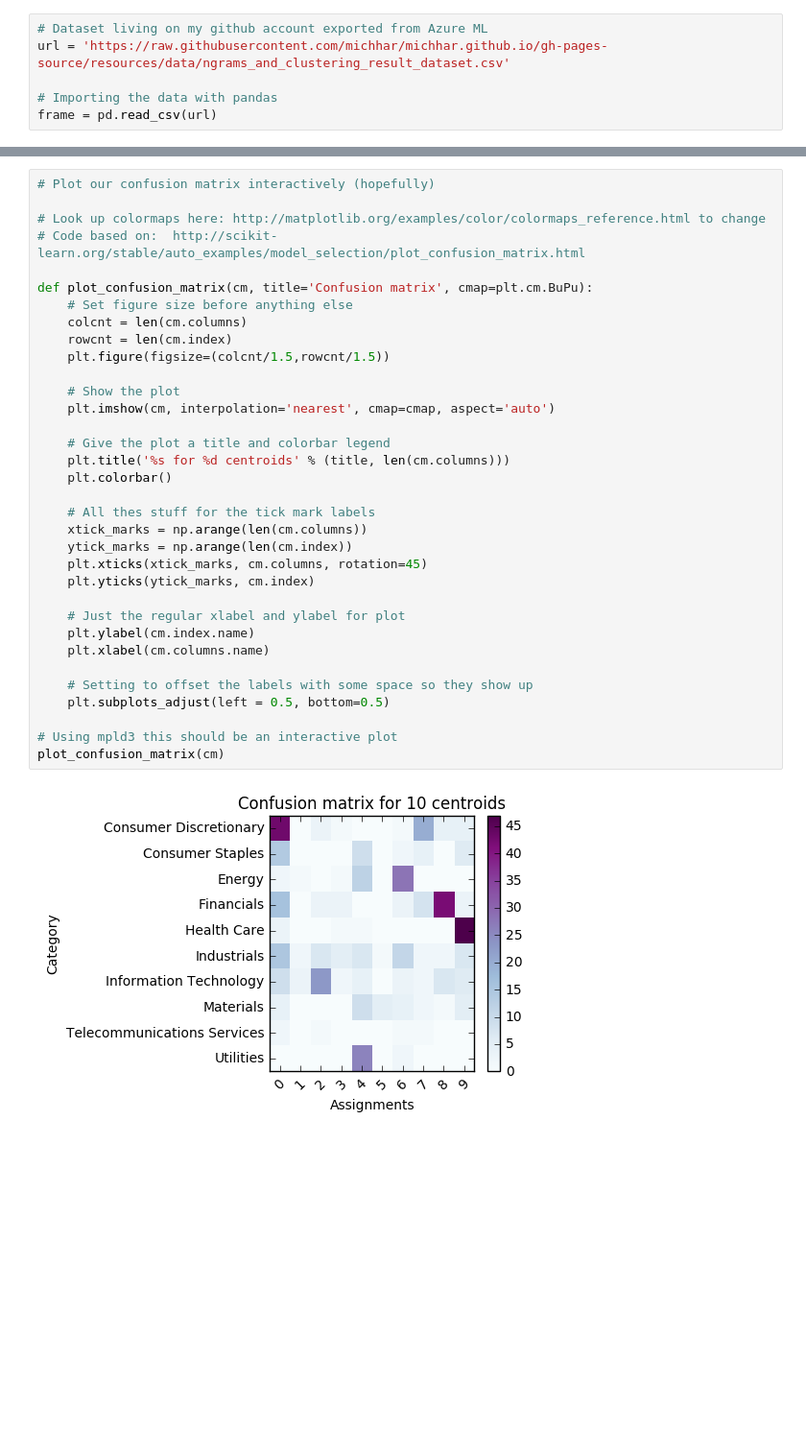
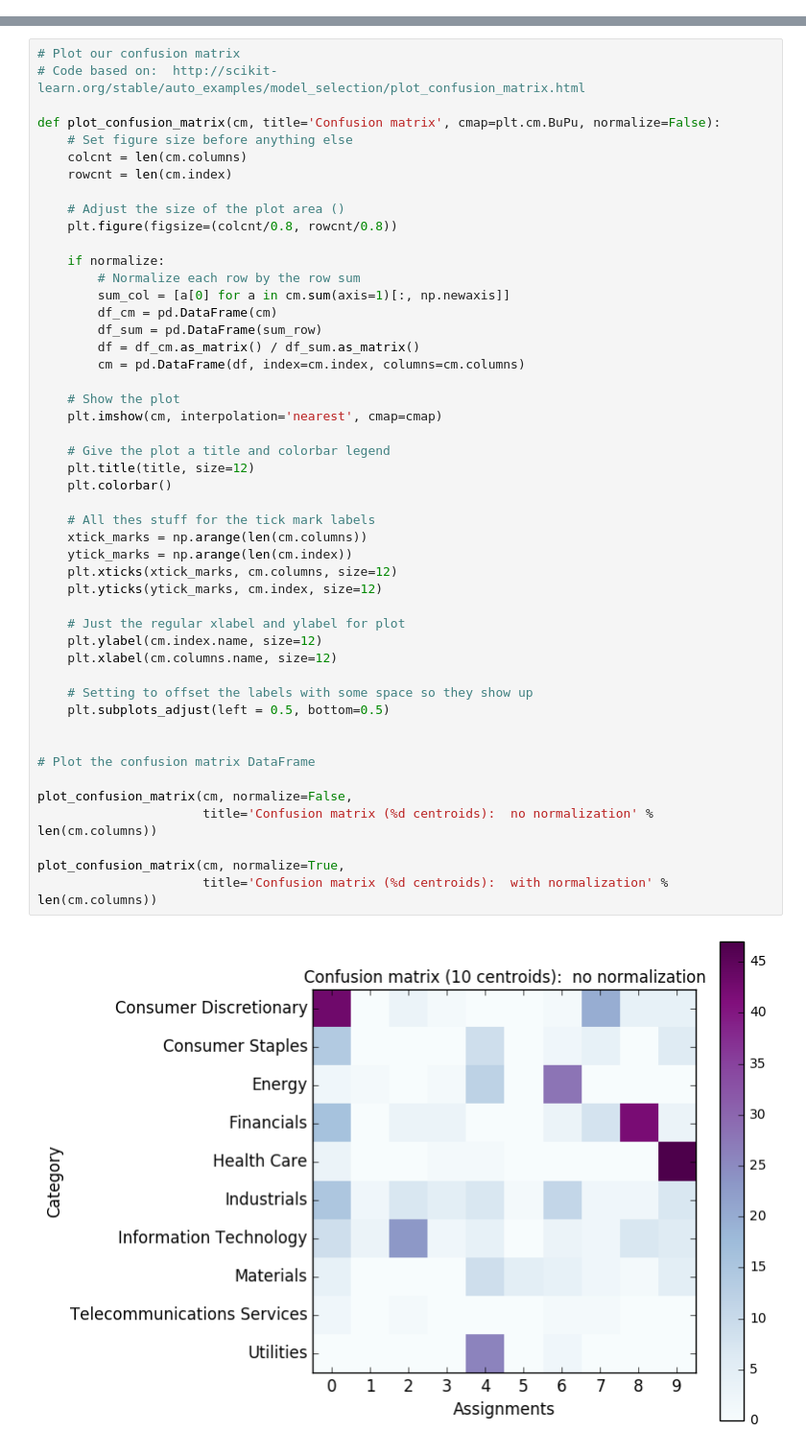
Before and after one commit to michhar/python-jupyter-notebooks, a Jupyter notebook: machine_learning/A_Simple_Confusion_Matrix.ipynb, the cells around one changed output, grey strips where cells are left out. Shown at 96% size. Cells and saved outputs as stored; diff of their text form; blank space fills up the shorter version.

Commit message:
confusion matrix notebook

```diff
--- a/machine_learning/A_Simple_Confusion_Matrix.ipynb
+++ b/machine_learning/A_Simple_Confusion_Matrix.ipynb
@@ -33,7 +36 @@ import matplotlib.pyplot as plt, mpld3
 %matplotlib inline
-# %%
-# Dataset living on my github account exported from Azure ML
-url = 'https://raw.githubusercontent.com/michhar/michhar.github.io/gh-pages-source/resources/data/ngrams_and_clustering_result_dataset.csv'
-
-# Importing the data with pandas
-frame = pd.read_csv(url)
@@ -55,38 +54,52 @@ Materials                     4  0   0  0   9  5   4   2   1   5
 Telecommunications Services   2  0   1  0   0  0   1   1   0   0
 Utilities                     0  0   0  0  26  0   2   0   0   0
 # %%
-# Plot our confusion matrix interactively (hopefully)
-
-# Look up colormaps here: http://matplotlib.org/examples/color/colormaps_reference.html to change
+# Plot our confusion matrix
 # Code based on:  http://scikit-learn.org/stable/auto_examples/model_selection/plot_confusion_matrix.html
 
-def plot_confusion_matrix(cm, title='Confusion matrix', cmap=plt.cm.BuPu):
+def plot_confusion_matrix(cm, title='Confusion matrix', cmap=plt.cm.BuPu, normalize=False):
     # Set figure size before anything else
     colcnt = len(cm.columns)
     rowcnt = len(cm.index)
-    plt.figure(figsize=(colcnt/1.5,rowcnt/1.5))
+
+    # Adjust the size of the plot area ()
+    plt.figure(figsize=(colcnt/0.8, rowcnt/0.8))
+
+    if normalize:
+        # Normalize each row by the row sum
+        sum_col = [a[0] for a in cm.sum(axis=1)[:, np.newaxis]]
+        df_cm = pd.DataFrame(cm)
+        df_sum = pd.DataFrame(sum_row)
+        df = df_cm.as_matrix() / df_sum.as_matrix()
+        cm = pd.DataFrame(df, index=cm.index, columns=cm.columns)
 
     # Show the plot
-    plt.imshow(cm, interpolation='nearest', cmap=cmap, aspect='auto')
+    plt.imshow(cm, interpolation='nearest', cmap=cmap)
 
     # Give the plot a title and colorbar legend
-    plt.title('%s for %d centroids' % (title, len(cm.columns)))
+    plt.title(title, size=12)
     plt.colorbar()
 
     # All thes stuff for the tick mark labels
     xtick_marks = np.arange(len(cm.columns))
     ytick_marks = np.arange(len(cm.index))
-    plt.xticks(xtick_marks, cm.columns, rotation=45)
-    plt.yticks(ytick_marks, cm.index)
+    plt.xticks(xtick_marks, cm.columns, size=12)
+    plt.yticks(ytick_marks, cm.index, size=12)
 
     # Just the regular xlabel and ylabel for plot
-    plt.ylabel(cm.index.name)
-    plt.xlabel(cm.columns.name)
+    plt.ylabel(cm.index.name, size=12)
+    plt.xlabel(cm.columns.name, size=12)
 
     # Setting to offset the labels with some space so they show up
     plt.subplots_adjust(left = 0.5, bottom=0.5)
 
-# Using mpld3 this should be an interactive plot
-plot_confusion_matrix(cm)
+
+# Plot the confusion matrix DataFrame
+
+plot_confusion_matrix(cm, normalize=False,
+                      title='Confusion matrix (%d centroids):  no normalization' % len(cm.columns))
+
+plot_confusion_matrix(cm, normalize=True,
+                      title='Confusion matrix (%d centroids):  with normalization' % len(cm.columns))
 # %% [output]
-[figure, old version]
+[figure, new version]
```
Also changed, not shown: parts of 21 cells of this notebook, 1 other file.
